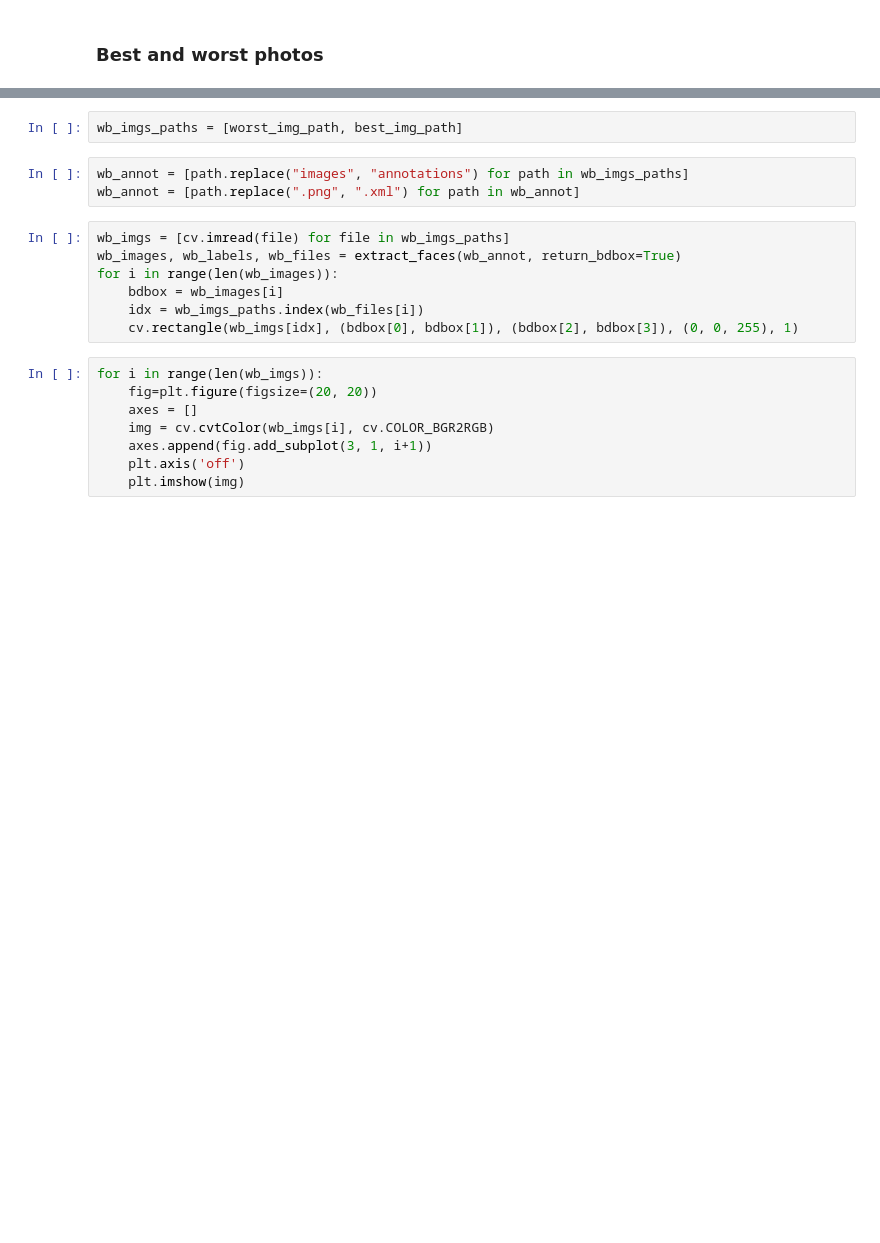
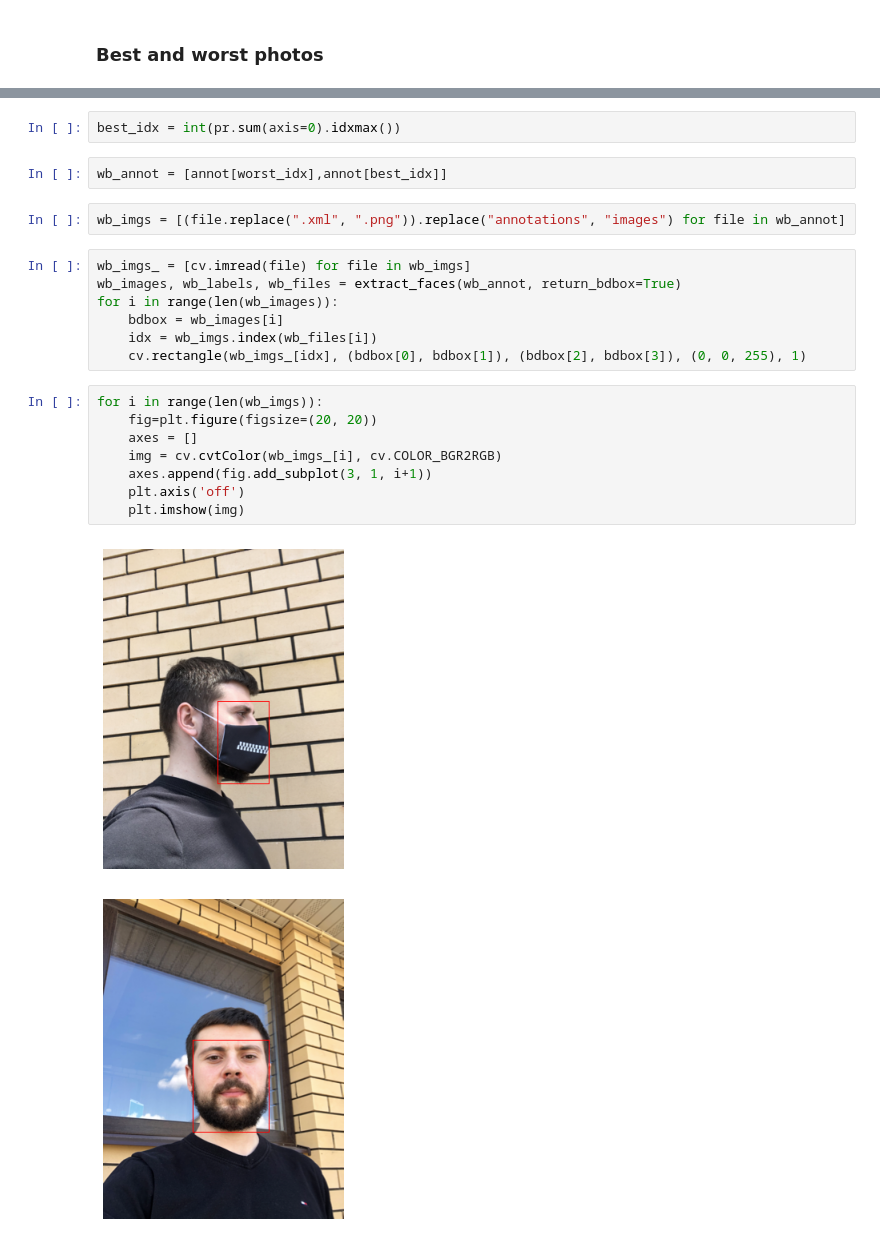
Before and after one commit to amrukwa/mask_detection, a Jupyter notebook: detector_choice.ipynb, the cells around one changed output, grey strips where cells are left out. Drawn from its saved outputs; the diff is of its cells as text; blank space fills up the shorter version.

Commit message:
Get best and worst photo

```diff
--- a/detector_choice.ipynb
+++ b/detector_choice.ipynb
@@ -1088,20 +1080,24 @@ best_dix = int(pr.loc[[ name + "_P" for name in names]].sum(axis = 0, skipna = T
+# %%
+best_idx = int(pr.sum(axis=0).idxmax())
+# %%
+wb_annot = [annot[worst_idx],annot[best_idx]]
 # %%
-wb_imgs_paths = [worst_img_path, best_img_path]
+wb_imgs = [(file.replace(".xml", ".png")).replace("annotations", "images") for file in wb_annot]
-# %%
-wb_annot = [path.replace("images", "annotations") for path in wb_imgs_paths]
-wb_annot = [path.replace(".png", ".xml") for path in wb_annot]
 # %%
-wb_imgs = [cv.imread(file) for file in wb_imgs_paths]
+wb_imgs_ = [cv.imread(file) for file in wb_imgs]
 wb_images, wb_labels, wb_files = extract_faces(wb_annot, return_bdbox=True)
 for i in range(len(wb_images)):
     bdbox = wb_images[i]
-    idx = wb_imgs_paths.index(wb_files[i])
-    cv.rectangle(wb_imgs[idx], (bdbox[0], bdbox[1]), (bdbox[2], bdbox[3]), (0, 0, 255), 1)
+    idx = wb_imgs.index(wb_files[i])
+    cv.rectangle(wb_imgs_[idx], (bdbox[0], bdbox[1]), (bdbox[2], bdbox[3]), (0, 0, 255), 1)
 # %%
 for i in range(len(wb_imgs)):
     fig=plt.figure(figsize=(20, 20))
     axes = []
-    img = cv.cvtColor(wb_imgs[i], cv.COLOR_BGR2RGB)
+    img = cv.cvtColor(wb_imgs_[i], cv.COLOR_BGR2RGB)
     axes.append(fig.add_subplot(3, 1, i+1))
     plt.axis('off')
     plt.imshow(img)
+# %% [output]
+[figure, added]
+[figure, added]
```
Also changed, not shown: parts of 17 cells of this notebook.
